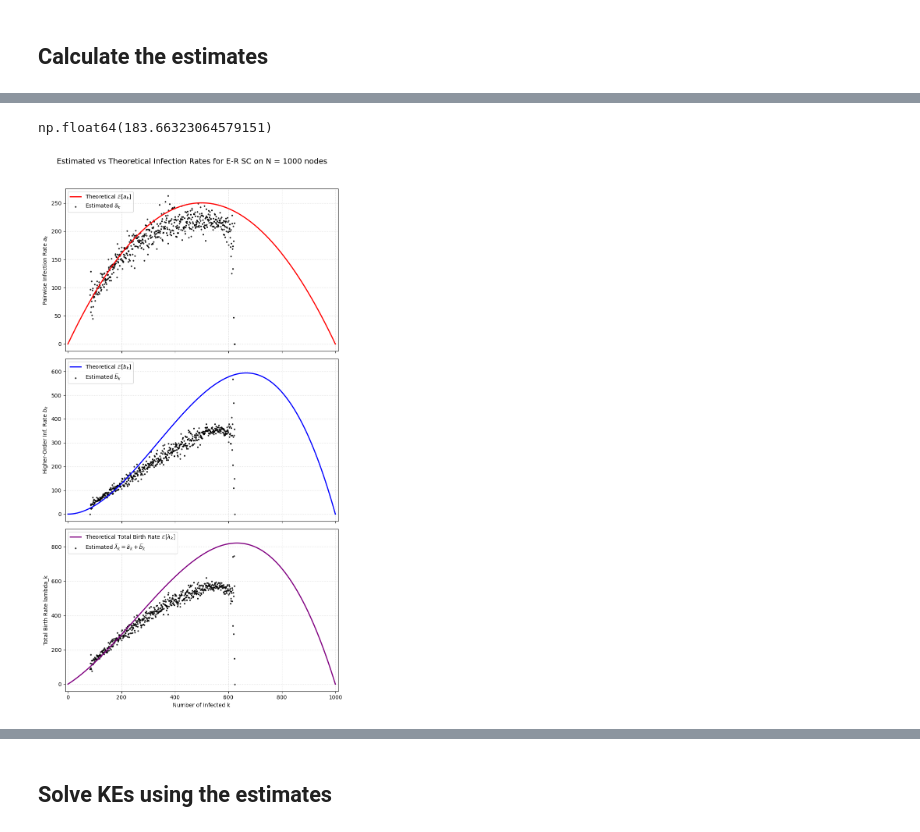
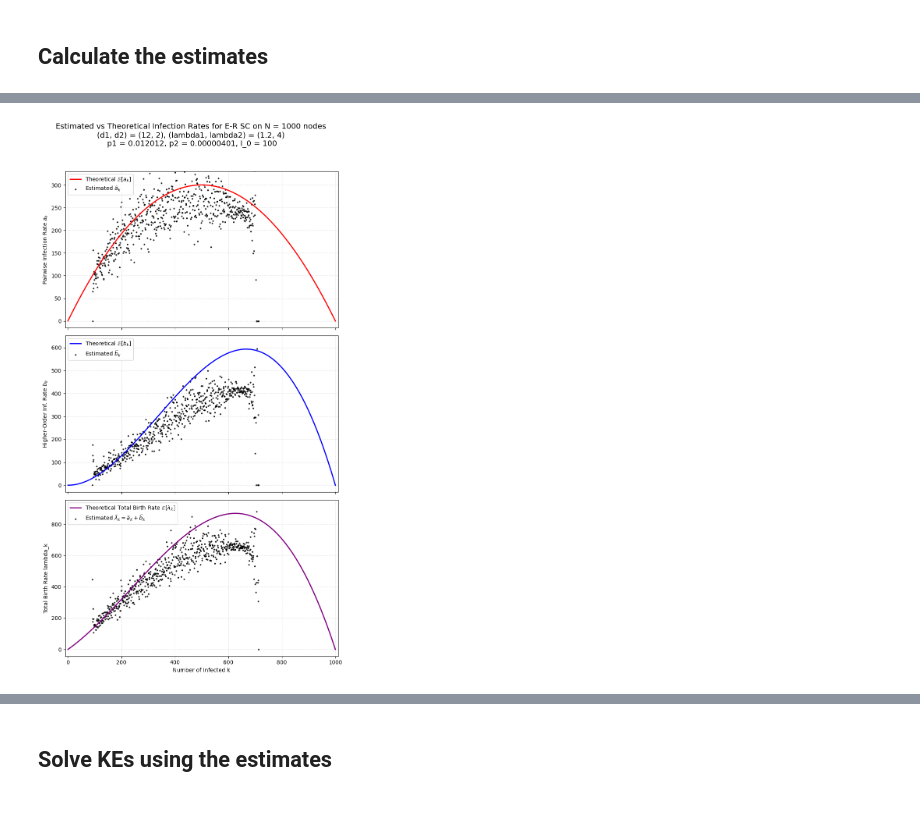
Before and after one commit to markolalovic/higher-order-contagion, a Jupyter notebook: notebooks/E-R-rates-SC-4.ipynb, the cells around one changed output, grey strips where cells are left out. Drawn from its saved outputs; the diff is of its cells as text; code cells hidden in the pictures.

```diff
--- a/notebooks/E-R-rates-SC-4.ipynb
+++ b/notebooks/E-R-rates-SC-4.ipynb
@@ -34,5 +34,5 @@ False
 # %%
-d1, d2 = (9, 1)
+d1, d2 = (12, 2)  # try 12, 2
 g = ErdosRenyiSC(N, d1, d2)
 # %%
 g.print()
@@ -61,7 +57,7 @@ g.summary()
 test_name = "random_ER"
 
 I0 = 1
-nsims = 500
+nsims = 100
 run_gillespie_simulations = True
 time_max = 50
 
@@ -69,9 +65,10 @@ time_max = 50
 mu    = 1             # recovery rate
 
 # TODO:
+# Try with
 # lambda_1 \in [1, 1.3, 1.5]
 # lambda_2 \in [2, 5]
-lambda1 = 1
+lambda1 = 1.2 # <- increase lambda
 lambda2 = 4
 
 beta1 = lambda1 * mu / d1 # pairwise infection rate
@@ -97,7 +94,7 @@ random_ER:
 ## Run Gillespie
 # %%
 ## --- Run Gillespie ---
-run_gillespie_simulations = False
+run_gillespie_simulations = True
 
 I0_gillespie = I0 # TODO: go over the range when necessary
 nodes = list(g.nodes.keys())
@@ -124,7 +121,7 @@ ax  = plt.subplot()
 for X_t in X_sims:
     ax.plot(X_t[0], X_t[2], c="blue", alpha=0.9, linewidth=0.5, rasterized=True)
 
-plt.axhline(y=int(0.57 * N), color='black', lw=2, alpha=0.4, linestyle='-')
+plt.axhline(y=int(0.7 * N), color='black', lw=2, alpha=0.4, linestyle='-')
 
 plt.xlabel("Time")
 plt.ylabel("Number of Infected")
@@ -399,13 +313,9 @@ estimates
-# %%
-np.nanmean(estimates["a_k_hat"], axis=0)
-# %% [output]
-np.float64(183.66323064579151)
 # %%
 ak_hat_point_estimates = estimates["a_k_hat"]
 bk_hat_point_estimates = estimates["b_k_hat"]
 lambda_k_hat_point_estimates = estimates["lambda_k_hat"]
 
-plot_valid_k_idx = ~np.isnan(ak_hat_point_estimates)
+plot_valid_k_idx = estimates["T_k"] > min_Tk_threshold
 
 # theoretical (expected) rates for ER-SC
 k_values = np.arange(N + 1)
@@ -415,7 +325,10 @@ b_k_theoretical = beta2 * target_p2 * k_choose_2 * (N - k_values)
 total_birth_k_theoretical = a_k_theoretical + b_k_theoretical
 
 fig, axes = plt.subplots(3, 1, figsize=(8, 15), sharex=True)
-fig.suptitle(f"Estimated vs Theoretical Infection Rates for E-R SC on N = {N} nodes", fontsize=14)
+title = f"Estimated vs Theoretical Infection Rates for E-R SC on N = {N} nodes \n"
+title += f"(d1, d2) = ({d1}, {d2}), (lambda1, lambda2) = ({lambda1}, {lambda2}) \n"
+title += f"p1 = {target_p1:.6f}, p2 = {target_p2:.8f}, I_0 = {I0}"
+fig.suptitle(title, fontsize=14)
 
 # PW rates a_k
 axes[0].plot(k_values, a_k_theoretical, color="red", linestyle='-', linewidth=2,
@@ -446,31 +359,31 @@ min_y_bk = np.nanmin(bk_hat_point_estimates[plot_valid_k_idx]) if np.any(plot_va
 max_y_bk_theory = np.nanmax(b_k_theoretical)
 axes[1].set_ylim(bottom=min(0, min_y_bk) - 0.05 * max_y_bk_theory,
                  top=max_y_bk_theory * 1.1 if max_y_bk_theory > 0 else 0.1)
 
 
 # total birth rates lambda_k = a_k + b_k
 axes[2].plot(k_values, total_birth_k_theoretical, color="purple", linestyle='-', linewidth=2,
              label=r'Theoretical Total Birth Rate $\mathbb{E}[\lambda_k]$')
 axes[2].scatter(k_values[plot_valid_k_idx], lambda_k_hat_point_estimates[plot_valid_k_idx],
                 color="black", marker='.', s=15, alpha=0.8,
                 label=r'Estimated $\widehat{\lambda}_k = \widehat{a}_k + \widehat{b}_k$')
 axes[2].set_ylabel("Total Birth Rate lambda_k")
 axes[2].legend(loc='upper left')
 axes[2].grid(True, linestyle=':', alpha=0.6)
 min_y_lk = np.nanmin(lambda_k_hat_point_estimates[plot_valid_k_idx]) if np.any(plot_valid_k_idx) else 0
 max_y_lk_theory = np.nanmax(total_birth_k_theoretical)
 axes[2].set_ylim(bottom=min(0, min_y_lk) - 0.05 * max_y_lk_theory,
                  top=max_y_lk_theory * 1.1 if max_y_lk_theory > 0 else 0.1)
 
 
 axes[2].set_xlabel("Number of Infected k")
 for ax_item in axes:
     ax_item.set_xlim(left=-N*0.01, right=N*1.01)
 
 plt.tight_layout(rect=[0, 0.03, 1, 0.96])
 plt.savefig(f"../figures/estimation/{test_name}/supporting_fig_ER_SC_rates.pdf",
             format='pdf', bbox_inches='tight')
 plt.show()
 plt.close(fig)
 # %% [output]
-[figure, old version]
+[figure, new version]
```
Also changed, not shown: parts of 21 cells of this notebook, 18 other files.
